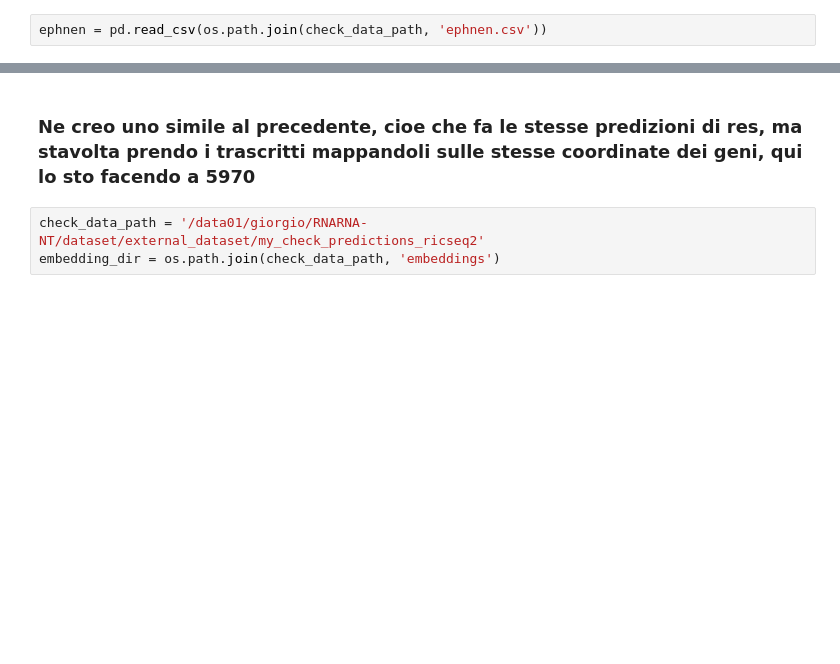
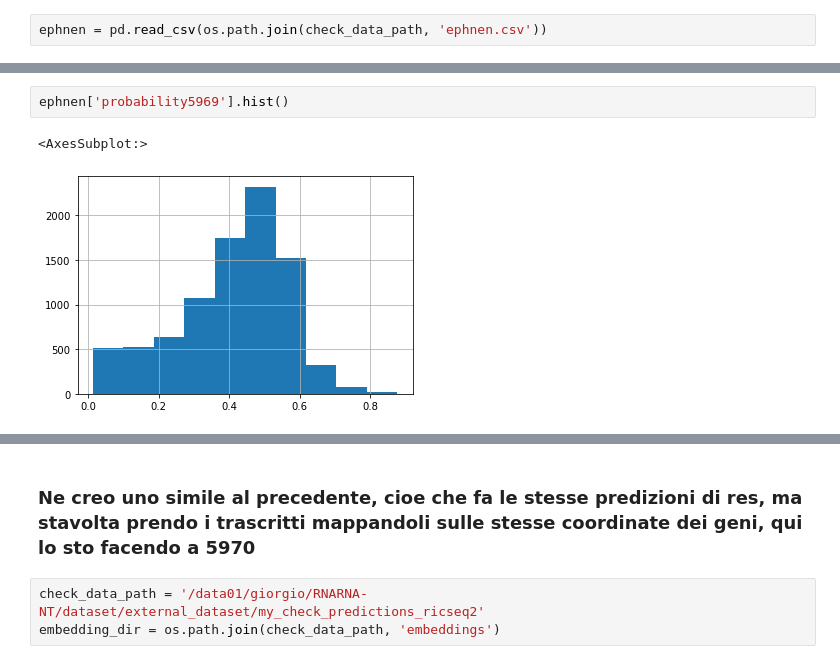
Before and after one commit to giorgiobini/RIME, a Jupyter notebook: src/check_predictions_with_adri.ipynb, the cells around one changed output, grey strips where cells are left out. Cells and saved outputs as stored; diff of their text form; blank space fills up the shorter version.

```diff
--- a/src/check_predictions_with_adri.ipynb
+++ b/src/check_predictions_with_adri.ipynb
@@ -906,0 +954,5 @@ ephnen = ephnen.merge(predictions.rename({'probability':'new_probability'}, axis
+# %%
+ephnen['probability5969'].hist()
+# %% [output]
+<AxesSubplot:>
+[figure, added]
```
Also changed, not shown: parts of 15 cells of this notebook, 3 other files.
